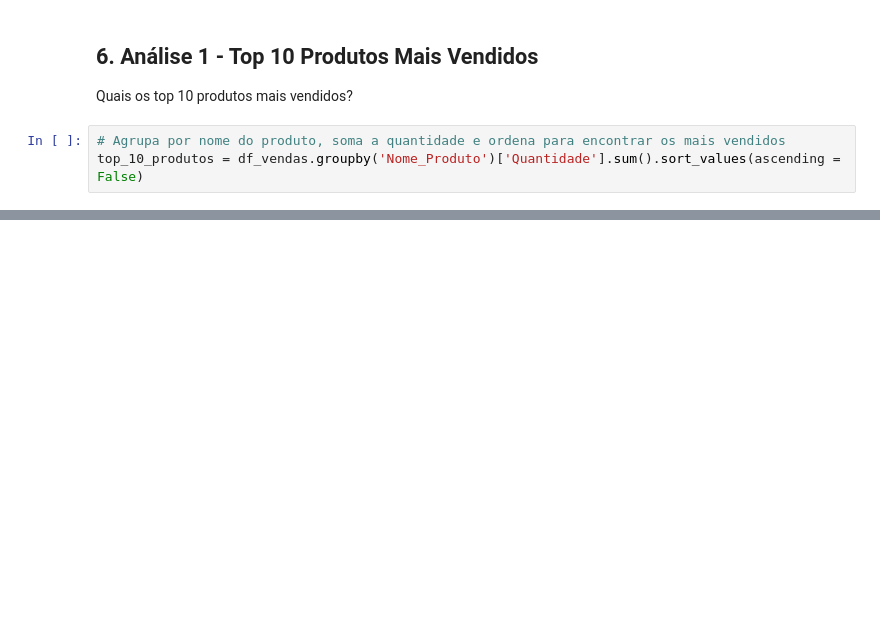
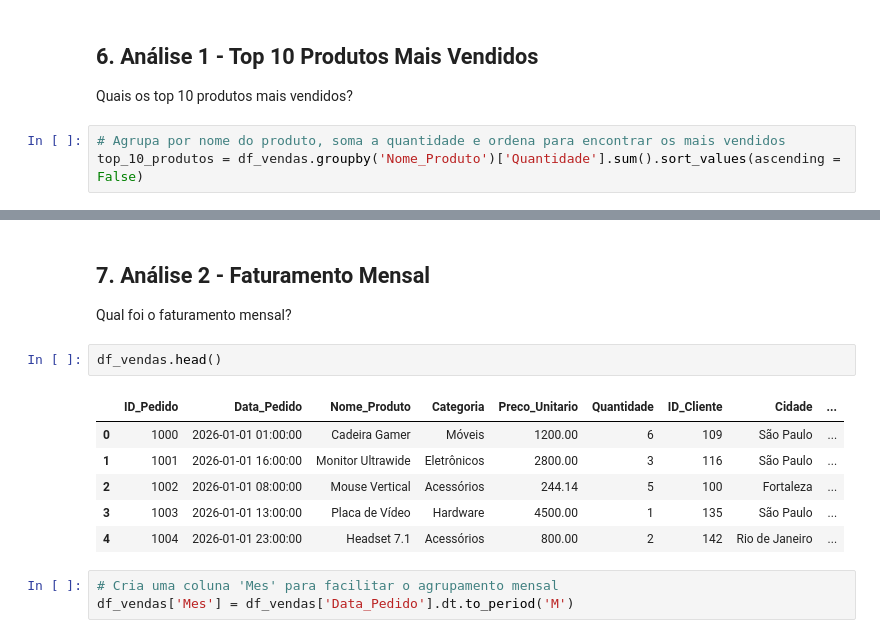
Before and after one commit to CleidsonGoes/Analise-de-Vendas-Para-Loja-de-E-commerce, a Jupyter notebook: Index.ipynb, the cells around one changed output, grey strips where cells are left out. Cells and saved outputs as stored; diff of their text form; blank space fills up the shorter version.

```diff
--- a/Index.ipynb
+++ b/Index.ipynb
@@ -230,0 +352,15 @@ plt.show()
+# %% [markdown]
+## 7. Análise 2 - Faturamento Mensal
+Qual foi o faturamento mensal?
+# %%
+df_vendas.head()
+# %% [output]
+|  | ID_Pedido | Data_Pedido | Nome_Produto | Categoria | Preco_Unitario | Quantidade | ID_Cliente | Cidade | ... |
+| 0 | 1000 | 2026-01-01 01:00:00 | Cadeira Gamer | Móveis | 1200.00 | 6 | 109 | São Paulo | ... |
+| 1 | 1001 | 2026-01-01 16:00:00 | Monitor Ultrawide | Eletrônicos | 2800.00 | 3 | 116 | São Paulo | ... |
+| 2 | 1002 | 2026-01-01 08:00:00 | Mouse Vertical | Acessórios | 244.14 | 5 | 100 | Fortaleza | ... |
+| 3 | 1003 | 2026-01-01 13:00:00 | Placa de Vídeo | Hardware | 4500.00 | 1 | 135 | São Paulo | ... |
+| 4 | 1004 | 2026-01-01 23:00:00 | Headset 7.1 | Acessórios | 800.00 | 2 | 142 | Rio de Janeiro | ... |
+# %%
+# Cria uma coluna 'Mes' para facilitar o agrupamento mensal
+df_vendas['Mes'] = df_vendas['Data_Pedido'].dt.to_period('M')
```
Also changed, not shown: parts of 21 cells of this notebook.
